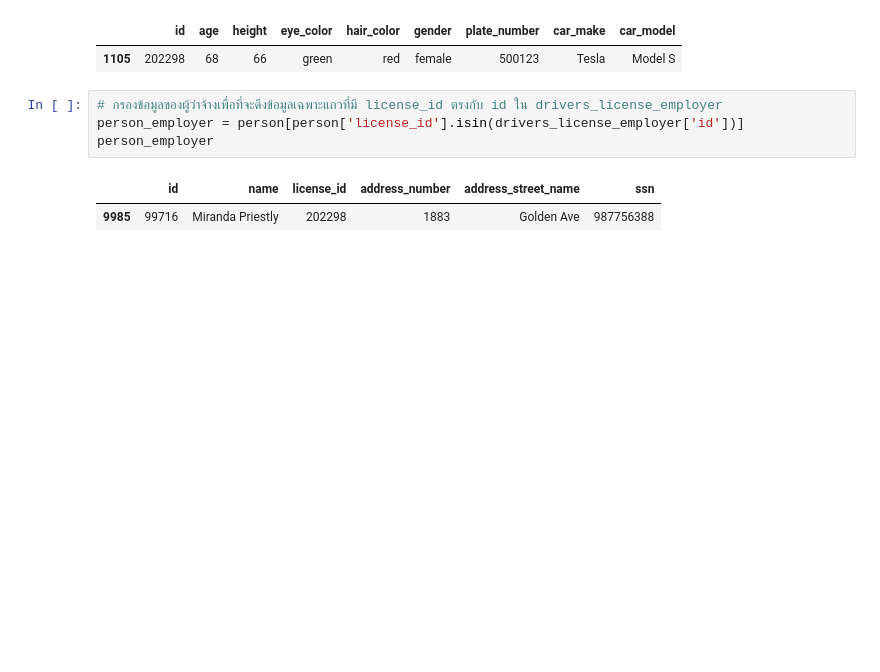
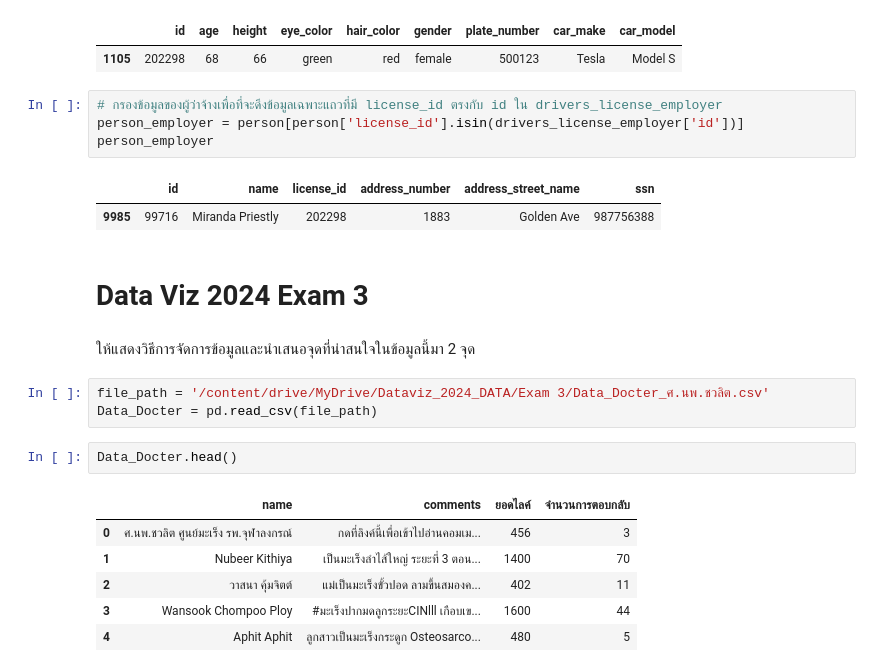
Before and after one commit to Pornwalaifoxall/python_dataviz2024, a Jupyter notebook: Midterm.ipynb, the cells around one changed output. Saved outputs shown, nothing was run; the diff lists cells and outputs as text; blank space fills up the shorter version.

```diff
--- a/Midterm.ipynb
+++ b/Midterm.ipynb
@@ -305,3 +305,19 @@ person_employer
 # %% [output]
 |  | id | name | license_id | address_number | address_street_name | ssn |
 | 9985 | 99716 | Miranda Priestly | 202298 | 1883 | Golden Ave | 987756388 |
+# %% [markdown]
+# Data Viz 2024 Exam 3
+# %% [markdown]
+ให้แสดงวิธีการจัดการข้อมูลและนำเสนอจุดที่น่าสนใจในข้อมูลนี้มา 2 จุด
+# %%
+file_path = '/content/drive/MyDrive/Dataviz_2024_DATA/Exam 3/Data_Docter_ศ.นพ.ชวลิต.csv'
+Data_Docter = pd.read_csv(file_path)
+# %%
+Data_Docter.head()
+# %% [output]
+|  | name | comments | ยอดไลค์ | จำนวนการตอบกลับ |
+| 0 | ศ.นพ.ชวลิต ศูนย์มะเร็ง รพ.จุฬาลงกรณ์ | กดที่ลิงค์นี้เพื่อเข้าไปอ่านคอมเม... | 456 | 3 |
+| 1 | Nubeer Kithiya | เป็นมะเร็งลำไส้ใหญ่ ระยะที่ 3 ตอน... | 1400 | 70 |
+| 2 | วาสนา คุ้มจิตต์ | แม่เป็นมะเร็งขั้วปอด ลามขึ้นสมองค... | 402 | 11 |
+| 3 | Wansook Chompoo Ploy | #มะเร็งปากมดลูกระยะCINlll เกือบเข... | 1600 | 44 |
+| 4 | Aphit Aphit | ลูกสาวเป็นมะเร็งกระดูก Osteosarco... | 480 | 5 |
```
Also changed, not shown: parts of 17 cells of this notebook.
